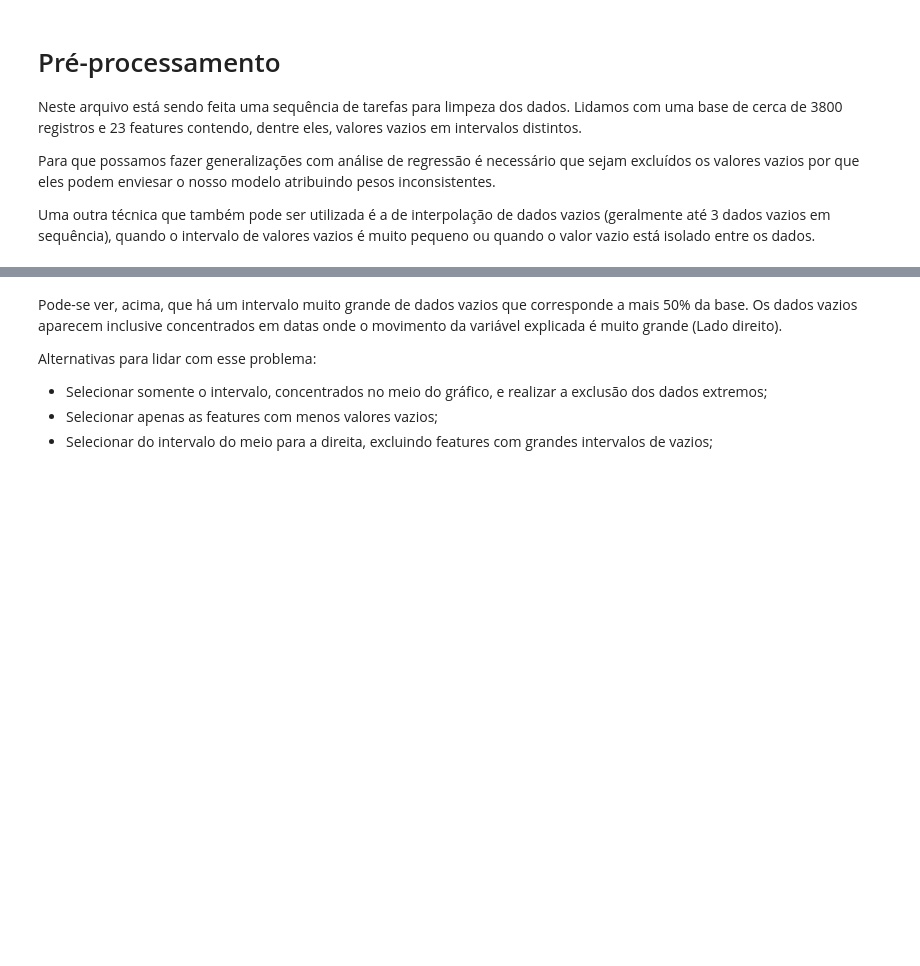
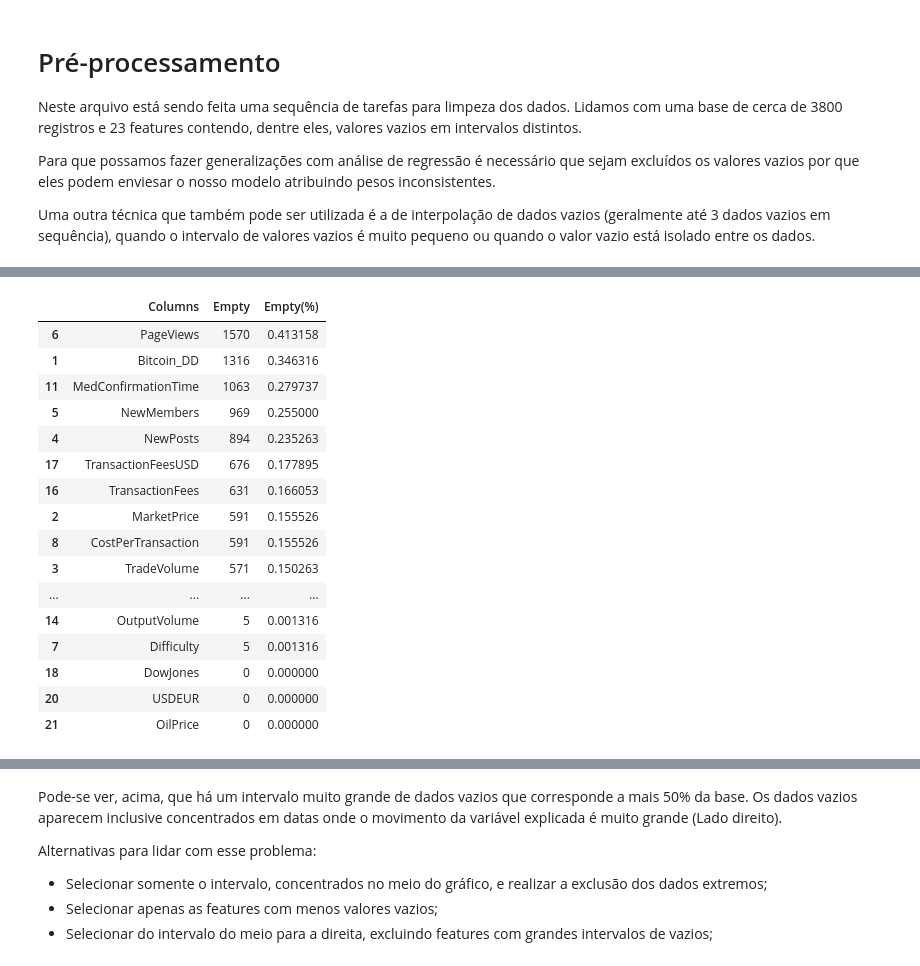
Before and after one commit to wallisonferreira/analise-exploratoria-mercados, a Jupyter notebook: pre_processing_1.ipynb, the cells around one changed output, grey strips where cells are left out. Drawn from its saved outputs; the diff is of its cells as text; code cells hidden in the pictures; blank space fills up the shorter version.

```diff
--- a/pre_processing_1.ipynb
+++ b/pre_processing_1.ipynb
@@ -138,0 +165,27 @@ fig.show();
+# %%
+# substitui todos os zeros por NaN
+df_market2 = market
+
+df_market2.replace(0.0, np.nan, inplace=True)
+# %%
+# informa valores vazios incluindo os zeros substituidos por nan
+empty_values2 = empty_values(data=df_market2)
+empty_values2.sort_values('Empty', ascending=False)
+# %% [output]
+|  | Columns | Empty | Empty(%) |
+| 6 | PageViews | 1570 | 0.413158 |
+| 1 | Bitcoin_DD | 1316 | 0.346316 |
+| 11 | MedConfirmationTime | 1063 | 0.279737 |
+| 5 | NewMembers | 969 | 0.255000 |
+| 4 | NewPosts | 894 | 0.235263 |
+| 17 | TransactionFeesUSD | 676 | 0.177895 |
+| 16 | TransactionFees | 631 | 0.166053 |
+| 2 | MarketPrice | 591 | 0.155526 |
+| 8 | CostPerTransaction | 591 | 0.155526 |
+| 3 | TradeVolume | 571 | 0.150263 |
+| ... | ... | ... | ... |
+| 14 | OutputVolume | 5 | 0.001316 |
+| 7 | Difficulty | 5 | 0.001316 |
+| 18 | DowJones | 0 | 0.000000 |
+| 20 | USDEUR | 0 | 0.000000 |
+| 21 | OilPrice | 0 | 0.000000 |
```
Also changed, not shown: parts of 46 cells of this notebook.
